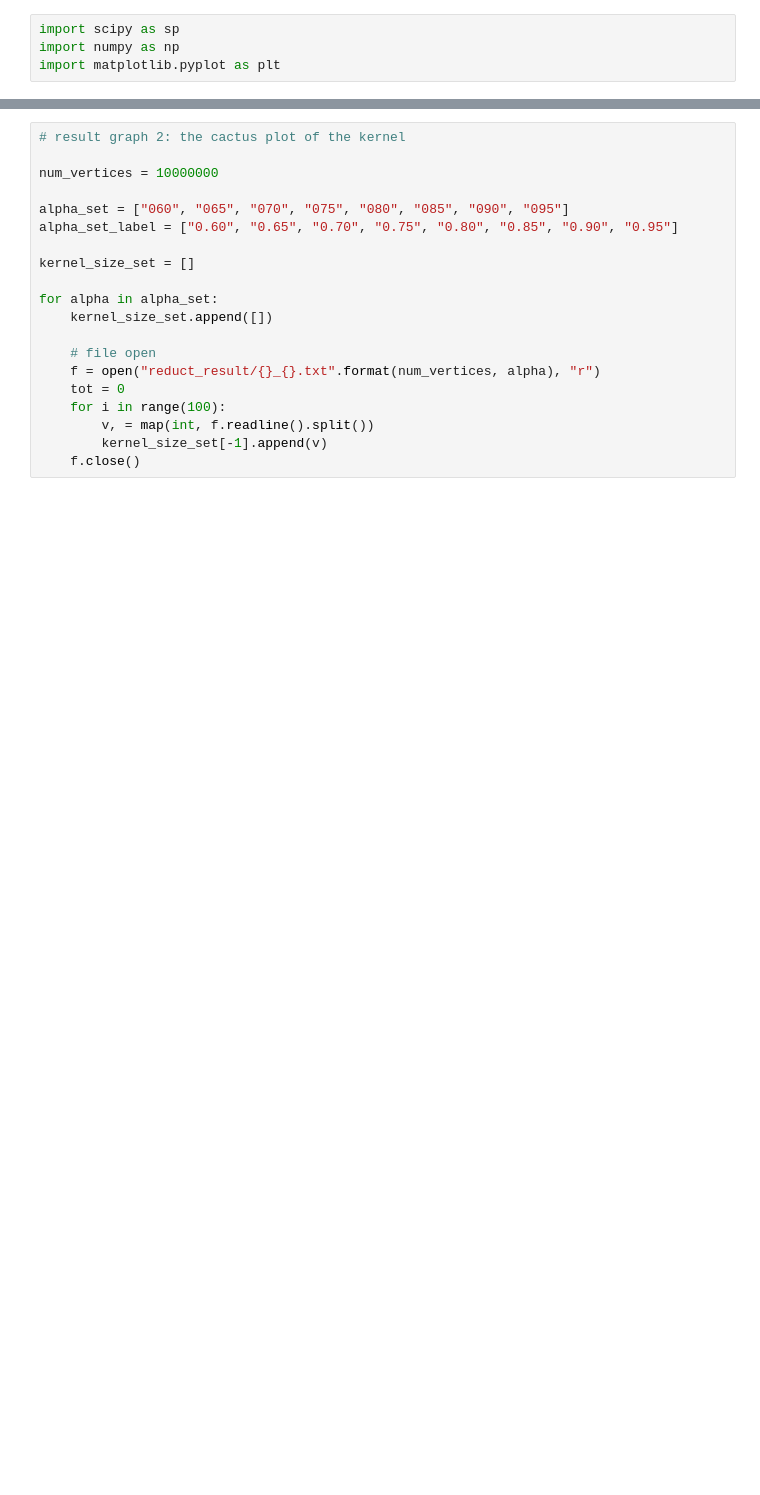
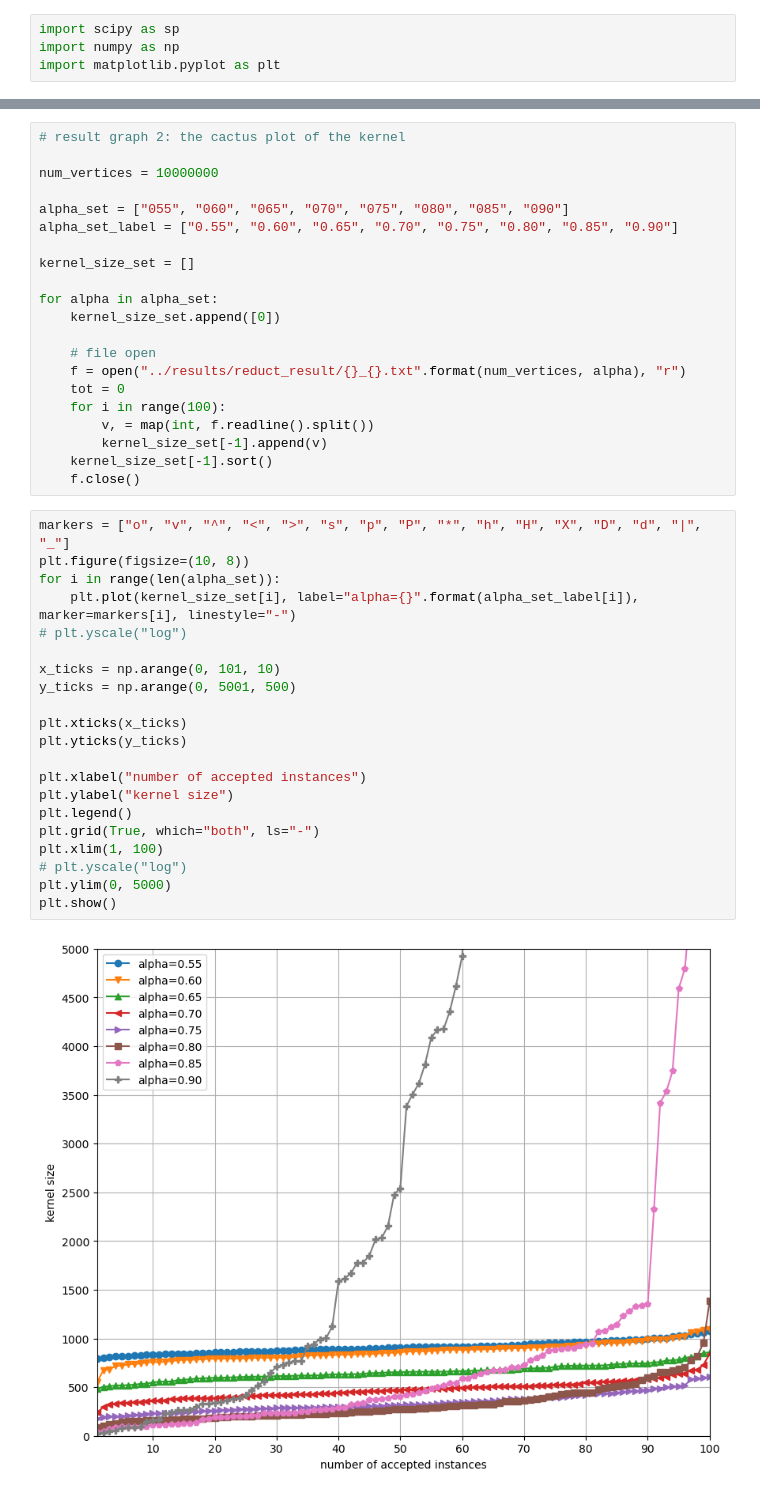
Before and after one commit to Menborong/HRG_maxClique, a Jupyter notebook: visualizer/reduction_test.ipynb, the cells around one changed output, grey strips where cells are left out. Saved outputs shown, nothing was run; the diff lists cells and outputs as text; blank space fills up the shorter version.

```diff
--- a/visualizer/reduction_test.ipynb
+++ b/visualizer/reduction_test.ipynb
@@ -48,18 +49,42 @@ plt.show()
 
 num_vertices = 10000000
 
-alpha_set = ["060", "065", "070", "075", "080", "085", "090", "095"]
-alpha_set_label = ["0.60", "0.65", "0.70", "0.75", "0.80", "0.85", "0.90", "0.95"]
+alpha_set = ["055", "060", "065", "070", "075", "080", "085", "090"]
+alpha_set_label = ["0.55", "0.60", "0.65", "0.70", "0.75", "0.80", "0.85", "0.90"]
 
 kernel_size_set = []
 
 for alpha in alpha_set:
-    kernel_size_set.append([])
+    kernel_size_set.append([0])
 
     # file open
-    f = open("reduct_result/{}_{}.txt".format(num_vertices, alpha), "r")
+    f = open("../results/reduct_result/{}_{}.txt".format(num_vertices, alpha), "r")
     tot = 0
     for i in range(100):
         v, = map(int, f.readline().split())
         kernel_size_set[-1].append(v)
+    kernel_size_set[-1].sort()
     f.close()
+# %%
+markers = ["o", "v", "^", "<", ">", "s", "p", "P", "*", "h", "H", "X", "D", "d", "|", "_"]
+plt.figure(figsize=(10, 8))
+for i in range(len(alpha_set)):
+    plt.plot(kernel_size_set[i], label="alpha={}".format(alpha_set_label[i]), marker=markers[i], linestyle="-")
+# plt.yscale("log")
+
+x_ticks = np.arange(0, 101, 10)
+y_ticks = np.arange(0, 5001, 500)
+
+plt.xticks(x_ticks)
+plt.yticks(y_ticks)
+
+plt.xlabel("number of accepted instances")
+plt.ylabel("kernel size")
+plt.legend()
+plt.grid(True, which="both", ls="-")
+plt.xlim(1, 100)
+# plt.yscale("log")
+plt.ylim(0, 5000)
+plt.show()
+# %% [output]
+[figure, added]
```
Also changed, not shown: parts of 2 cells of this notebook.
